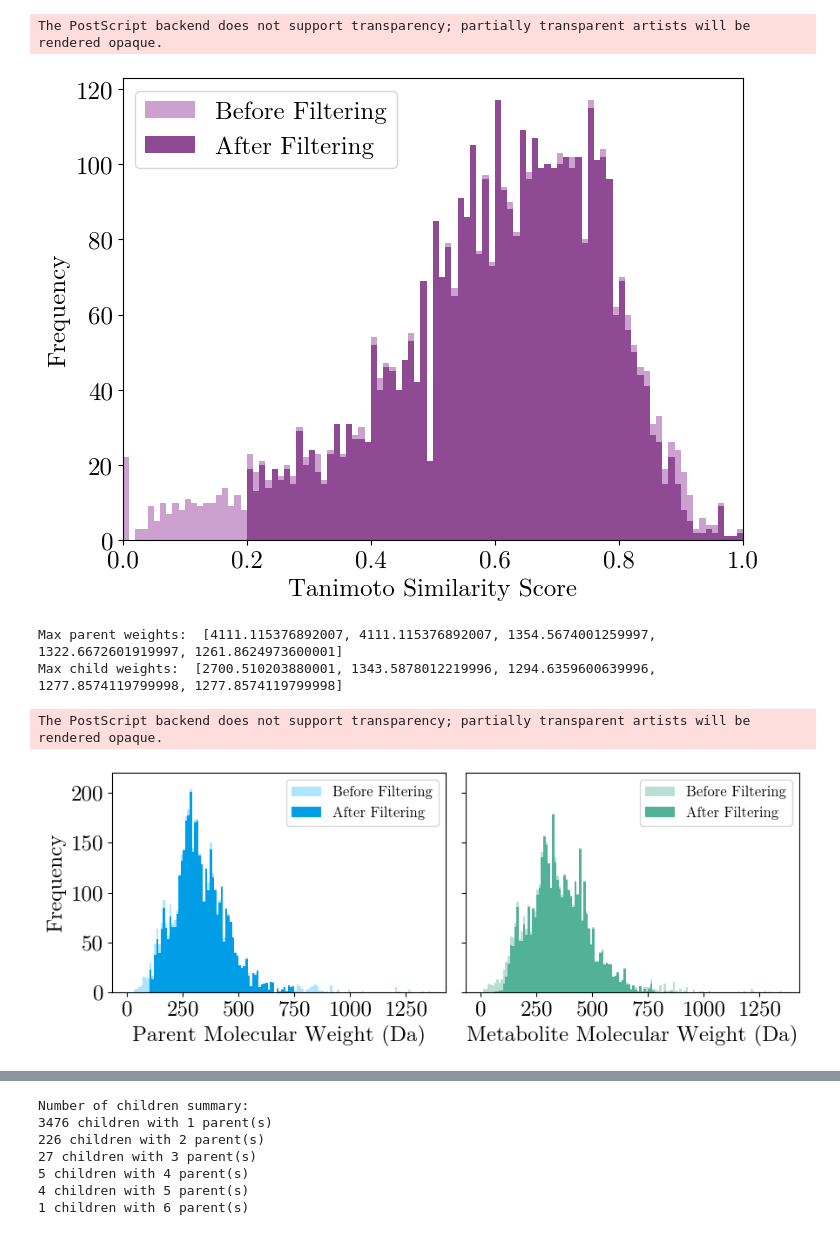
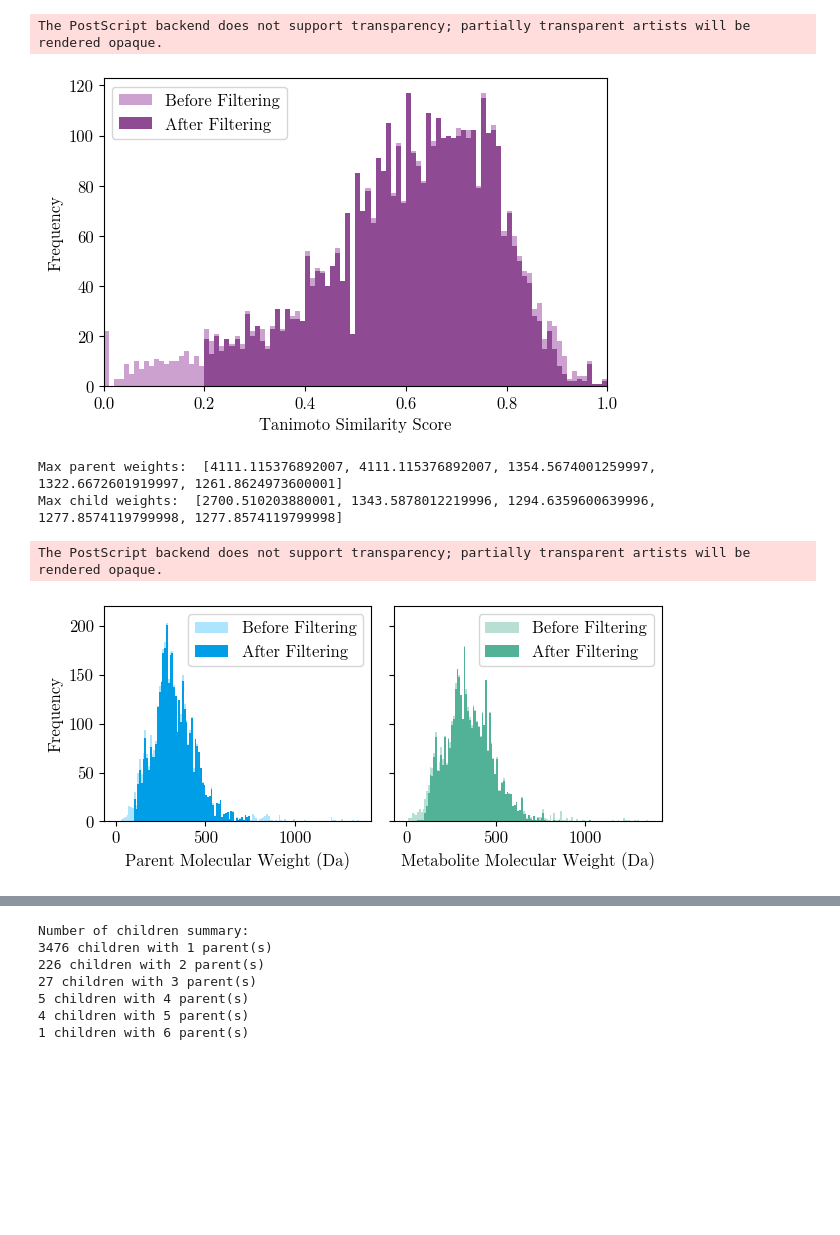
Before and after one commit to tsofiac/LAGOM, a Jupyter notebook: data_analysis/data_analysis_plots.ipynb, the cells around one changed output, grey strips where cells are left out. Saved outputs shown, nothing was run; the diff lists cells and outputs as text; code cells hidden in the pictures; blank space fills up the shorter version.

```diff
--- a/data_analysis/data_analysis_plots.ipynb
+++ b/data_analysis/data_analysis_plots.ipynb
@@ -62,39 +62,39 @@ def fingerprint_similarity(csv_file):
 
 
 def plot_fingerprint_similarity(csv_file_before, csv_file_after, save_figure=None):
-    plt.figure(figsize=(8, 6))
+    plt.figure(figsize=(6.5, 4))
     plt.rcParams.update(
-        {"font.size": 18, "font.family": "serif", "font.serif": ["NewComputerModern10"]}
+        {"font.size": 12, "font.family": "serif", "font.serif": ["NewComputerModern10"]}
     )
 
     similarity_before = fingerprint_similarity(csv_file_before)
     similarity_after = fingerprint_similarity(csv_file_after)
 
     x_range = (0, 1)
     bin_width = 0.01
     bins = np.arange(x_range[0], x_range[1] + bin_width, bin_width)
 
     plt.hist(similarity_before, bins=bins, color="#CCA0CF", label="Before Filtering")
     plt.hist(similarity_after, bins=bins, color="#8E4A93", label="After Filtering")
     plt.xlabel("Tanimoto Similarity Score")
     plt.ylabel("Frequency")
     plt.legend()
     # plt.ylim(0, 120)
     plt.xlim(0, 1)
 
     if save_figure is not None:
         os.makedirs("figures", exist_ok=True)
         plt.savefig(f"figures/{save_figure}.eps", format="eps")
 
     plt.show()
 
 
 before = "../dataset/curated_data/combined_smiles_before_filters.csv"
 after = "../dataset/curated_data/combined_smiles_clean.csv"
 plot_fingerprint_similarity(before, after, "fingerprints")
 # %% [output]
 The PostScript backend does not support transparency; partially transparent artists will be rendered opaque.
-[figure, old version]
+[figure, new version]
 # %%
 def molecular_weight_analysis_2(dataset):
     metabolite_weights, parent_weights = [], []
@@ -123,7 +123,7 @@ def plot_molecular_weights_comparison(before_file, after_file, save_figure=None)
         df_after
     )
 
-    fig, axes = plt.subplots(1, 2, figsize=(9, 3.5), sharey=True)
+    fig, axes = plt.subplots(1, 2, figsize=(6.5, 3), sharey=True)
     plt.rcParams.update(
         {"font.size": 12, "font.family": "serif", "font.serif": ["NewComputerModern10"]}
     )
@@ -175,7 +175,7 @@ plot_molecular_weights_comparison(before, after, "weight_comparison")
 Max parent weights:  [4111.115376892007, 4111.115376892007, 1354.5674001259997, 1322.6672601919997, 1261.8624973600001]
 Max child weights:  [2700.510203880001, 1343.5878012219996, 1294.6359600639996, 1277.8574119799998, 1277.8574119799998]
 The PostScript backend does not support transparency; partially transparent artists will be rendered opaque.
-[figure, old version]
+[figure, new version]
 # %%
 # Element count
 def define_atoms(molecule):
```
Also changed, not shown: parts of 3 cells of this notebook, 22 other files.
